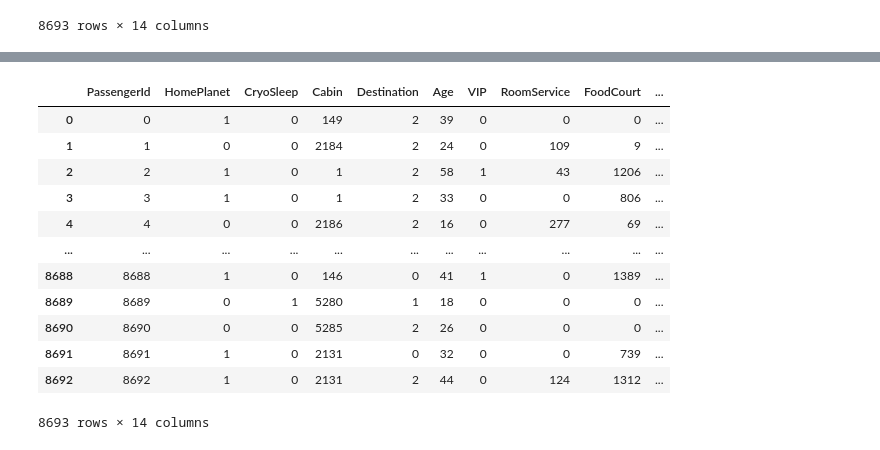
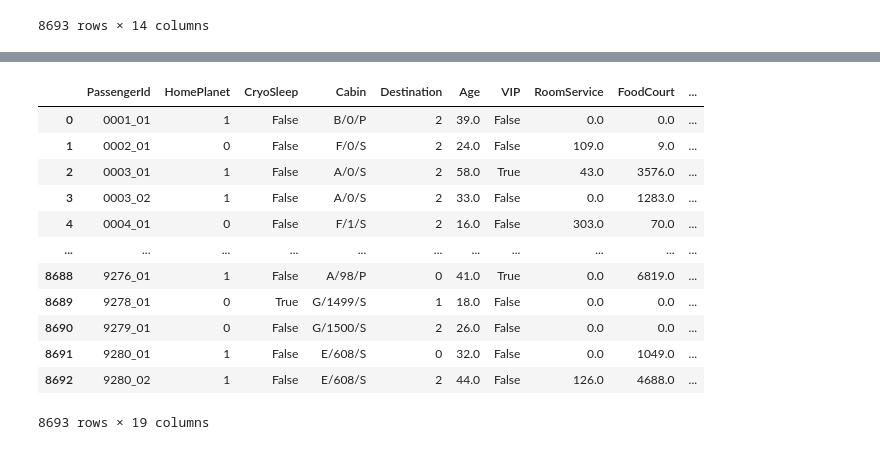
Before and after one commit to ChiBerkeley/Spaceship-Titanic, a Jupyter notebook: EDA.ipynb, the cells around one changed output, grey strips where cells are left out. Saved outputs shown, nothing was run; the diff lists cells and outputs as text; code cells hidden in the pictures.

```diff
--- a/EDA.ipynb
+++ b/EDA.ipynb
@@ -63,3 +67,10 @@ VRDeck : [   0.   44.   49. ... 1164.  971. 3235.] , #1307
 Name : ['Maham Ofracculy' 'Juanna Vines' 'Altark Susent' ... 'Fayey Connon'
  'Celeon Hontichre' 'Propsh Hontichre'] , #8474
 Transported : [False  True] , #2
+# %%
+df['PassengerId_prefix'] = df['PassengerId'].apply(lambda x: x.split('_')[0])
+df['PassengerId_suffix'] = df['PassengerId'].apply(lambda x: x.split('_')[1])
+df['Cabin_1'] = df['Cabin'].apply(lambda x: str(x).split('/')[0] if bool(re.search('[A-Za-z]/[0-9]+/[A-Za-z]', str(x))) else x)
+df['Cabin_2'] = df['Cabin'].apply(lambda x: str(x).split('/')[1] if bool(re.search('[A-Za-z]/[0-9]+/[A-Za-z]', str(x))) else x)
+df['Cabin_3'] = df['Cabin'].apply(lambda x: str(x).split('/')[2] if bool(re.search('[A-Za-z]/[0-9]+/[A-Za-z]', str(x))) else x)
+df
@@ -68,18 +134,21 @@ from collections import defaultdict
 d = defaultdict(LabelEncoder)
 # %%
 fit = df.apply(lambda x: d[x.name].fit_transform(x))
-fit
+labelcolumns = ['HomePlanet', 'Destination']
+labeled_df = copy.copy(df)
+labeled_df[labelcolumns] = fit[labelcolumns]
+labeled_df
 # %% [output]
 |  | PassengerId | HomePlanet | CryoSleep | Cabin | Destination | Age | VIP | RoomService | FoodCourt | ... |
-| 0 | 0 | 1 | 0 | 149 | 2 | 39 | 0 | 0 | 0 | ... |
-| 1 | 1 | 0 | 0 | 2184 | 2 | 24 | 0 | 109 | 9 | ... |
-| 2 | 2 | 1 | 0 | 1 | 2 | 58 | 1 | 43 | 1206 | ... |
-| 3 | 3 | 1 | 0 | 1 | 2 | 33 | 0 | 0 | 806 | ... |
-| 4 | 4 | 0 | 0 | 2186 | 2 | 16 | 0 | 277 | 69 | ... |
+| 0 | 0001_01 | 1 | False | B/0/P | 2 | 39.0 | False | 0.0 | 0.0 | ... |
+| 1 | 0002_01 | 0 | False | F/0/S | 2 | 24.0 | False | 109.0 | 9.0 | ... |
+| 2 | 0003_01 | 1 | False | A/0/S | 2 | 58.0 | True | 43.0 | 3576.0 | ... |
+| 3 | 0003_02 | 1 | False | A/0/S | 2 | 33.0 | False | 0.0 | 1283.0 | ... |
+| 4 | 0004_01 | 0 | False | F/1/S | 2 | 16.0 | False | 303.0 | 70.0 | ... |
 | ... | ... | ... | ... | ... | ... | ... | ... | ... | ... | ... |
-| 8688 | 8688 | 1 | 0 | 146 | 0 | 41 | 1 | 0 | 1389 | ... |
-| 8689 | 8689 | 0 | 1 | 5280 | 1 | 18 | 0 | 0 | 0 | ... |
-| 8690 | 8690 | 0 | 0 | 5285 | 2 | 26 | 0 | 0 | 0 | ... |
-| 8691 | 8691 | 1 | 0 | 2131 | 0 | 32 | 0 | 0 | 739 | ... |
-| 8692 | 8692 | 1 | 0 | 2131 | 2 | 44 | 0 | 124 | 1312 | ... |
+| 8688 | 9276_01 | 1 | False | A/98/P | 0 | 41.0 | True | 0.0 | 6819.0 | ... |
+| 8689 | 9278_01 | 0 | True | G/1499/S | 1 | 18.0 | False | 0.0 | 0.0 | ... |
+| 8690 | 9279_01 | 0 | False | G/1500/S | 2 | 26.0 | False | 0.0 | 0.0 | ... |
+| 8691 | 9280_01 | 1 | False | E/608/S | 0 | 32.0 | False | 0.0 | 1049.0 | ... |
+| 8692 | 9280_02 | 1 | False | E/608/S | 2 | 44.0 | False | 126.0 | 4688.0 | ... |
-8693 rows × 14 columns
+8693 rows × 19 columns
```
Also changed, not shown: parts of 10 cells of this notebook.
